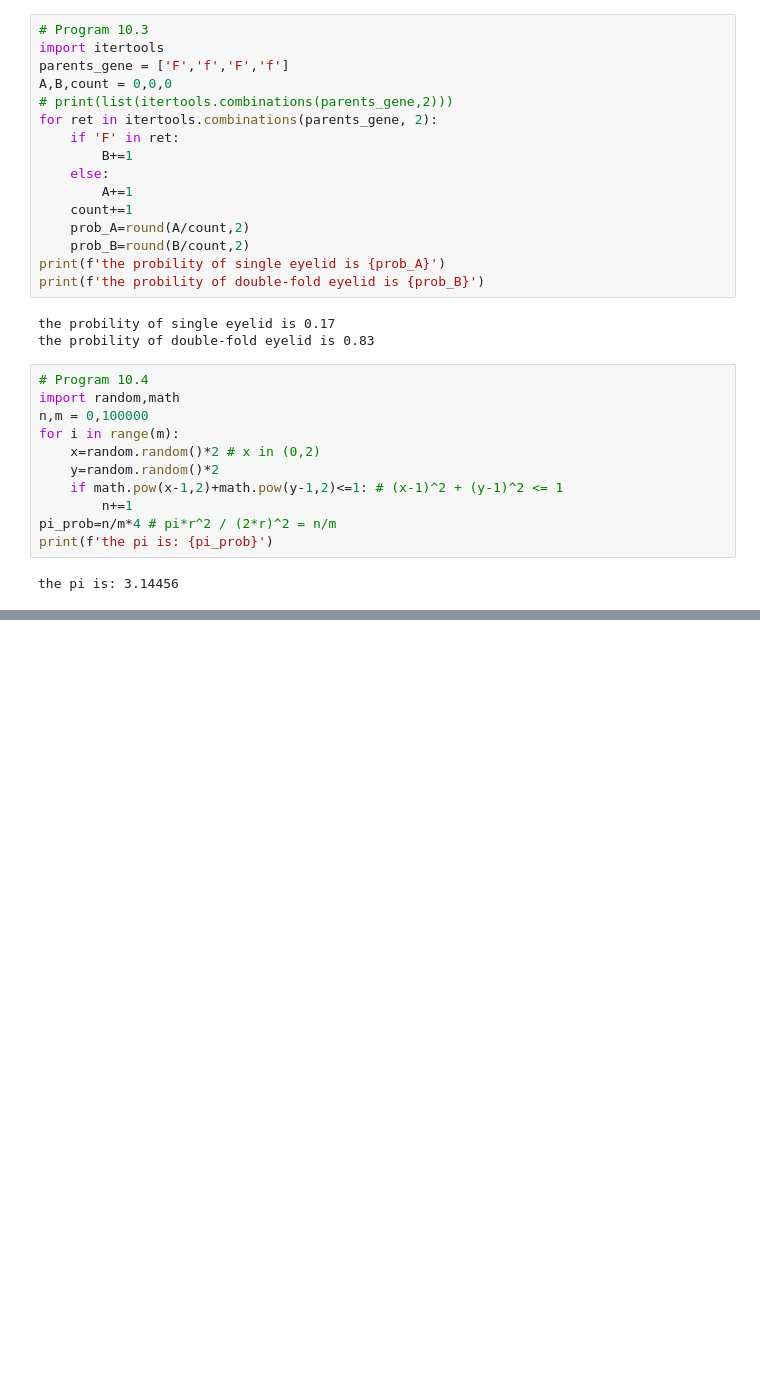
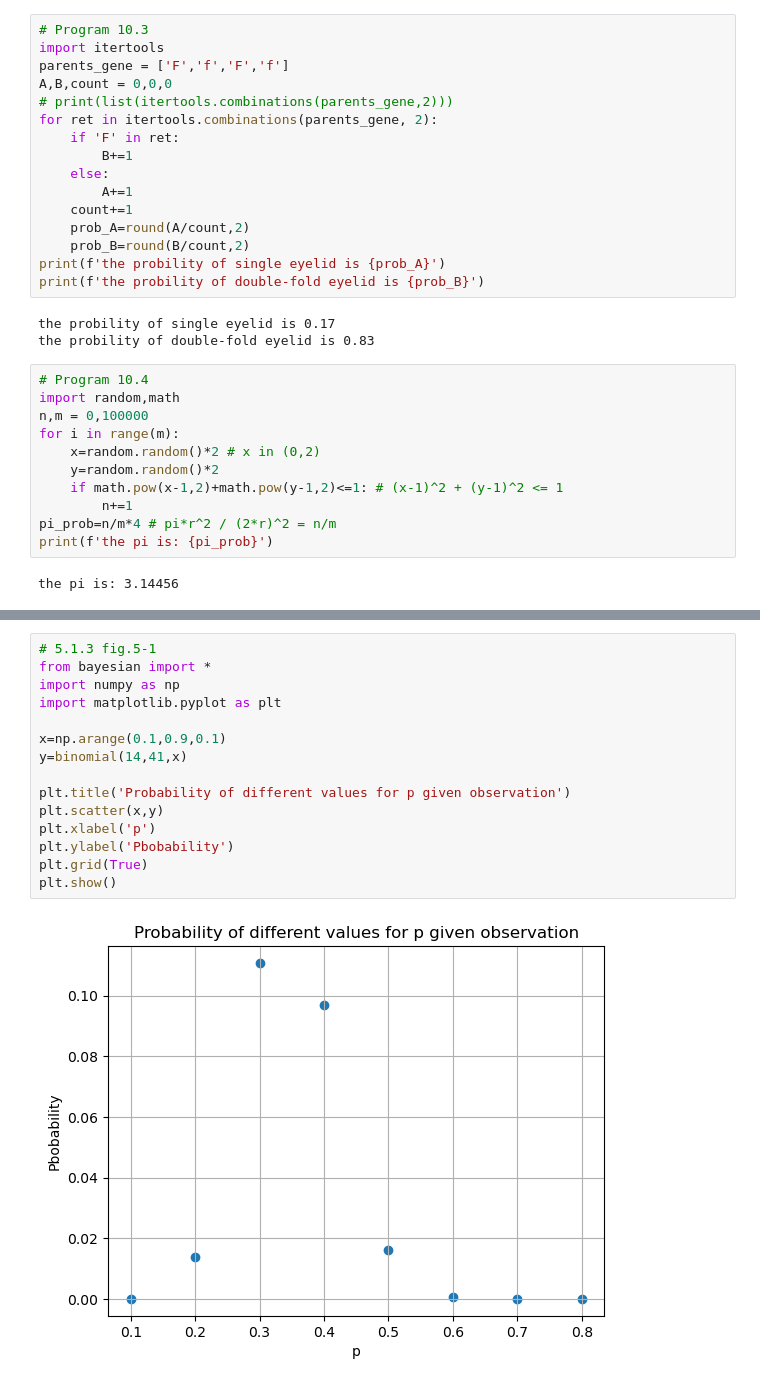
Before and after one commit to MemoryFactory/jupyter_basic, a Jupyter notebook: python_basic_exercises.ipynb, the cells around one changed output, grey strips where cells are left out. Cells and saved outputs as stored; diff of their text form; blank space fills up the shorter version.

Commit message:
add bayesian.py which was tested in python_basic_exercises

```diff
--- a/python_basic_exercises.ipynb
+++ b/python_basic_exercises.ipynb
@@ -719,0 +733,17 @@ the pi is: 3.14456
+# %%
+# 5.1.3 fig.5-1
+from bayesian import *
+import numpy as np
+import matplotlib.pyplot as plt
+
+x=np.arange(0.1,0.9,0.1)
+y=binomial(14,41,x)
+
+plt.title('Probability of different values for p given observation')
+plt.scatter(x,y)
+plt.xlabel('p')
+plt.ylabel('Pbobability')
+plt.grid(True)
+plt.show()
+# %% [output]
+[figure, added]
```
Also changed, not shown: parts of 3 cells of this notebook, 1 other file.
